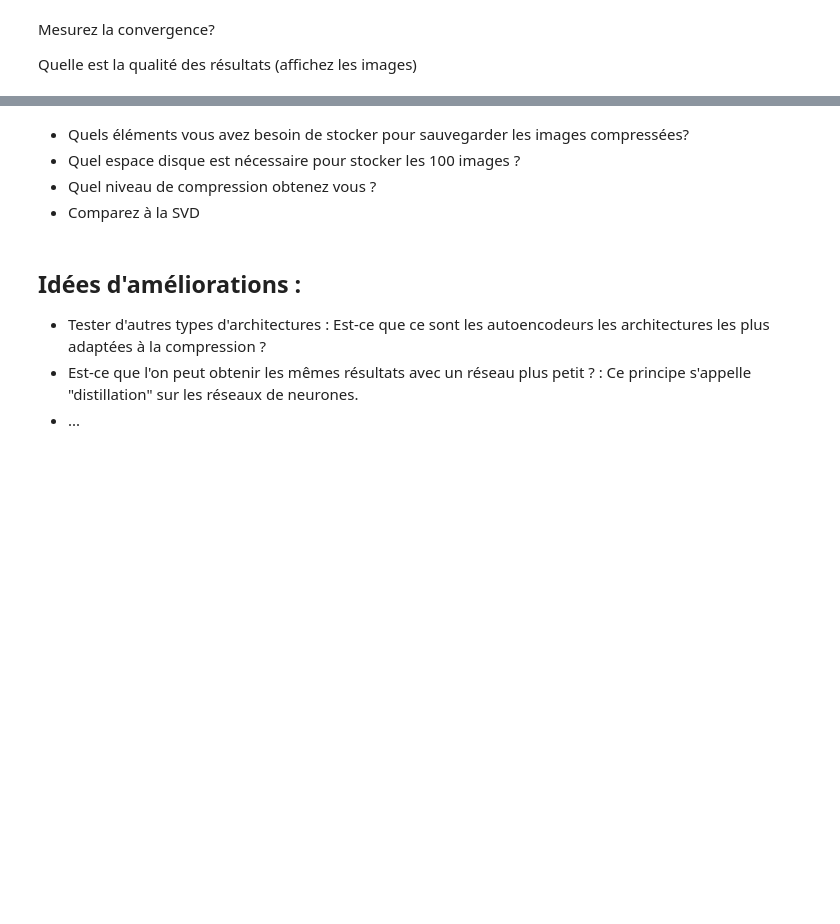
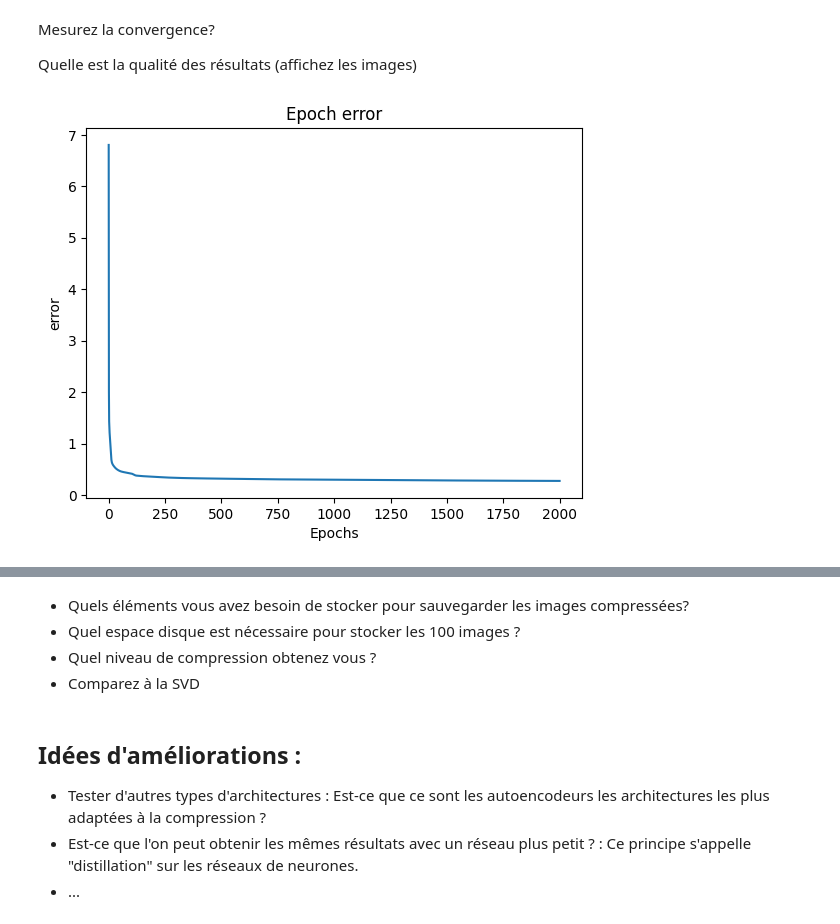
Before and after one commit to charles66820/CREMIfiles, a Jupyter notebook: IS329_fouille/project/Projet-DL-Image.ipynb, the cells around one changed output, grey strips where cells are left out. Drawn from its saved outputs; the diff is of its cells as text; code cells hidden in the pictures; blank space fills up the shorter version.

```diff
--- a/IS329_fouille/project/Projet-DL-Image.ipynb
+++ b/IS329_fouille/project/Projet-DL-Image.ipynb
@@ -349,3 +353,13 @@ error=tensor(0.0061)
 Mesurez la convergence?
 
 Quelle est la qualité des résultats (affichez les images)
+# %%
+import matplotlib.pyplot as plt
+
+plt.plot(range(epochs), epoch_errors)
+plt.title("Epoch error")
+plt.xlabel("Epochs")
+plt.ylabel("error")
+plt.show()
+# %% [output]
+[figure, added]
```
Also changed, not shown: parts of 6 cells of this notebook, 2 other files.
